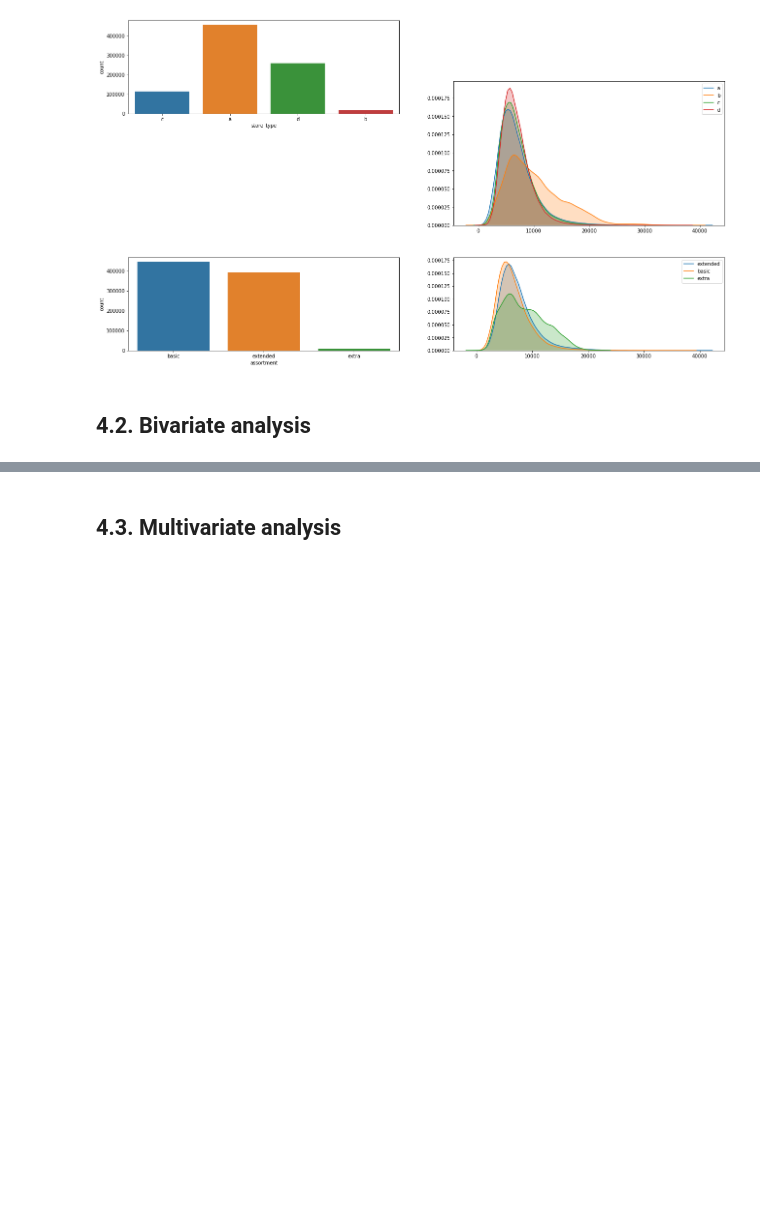
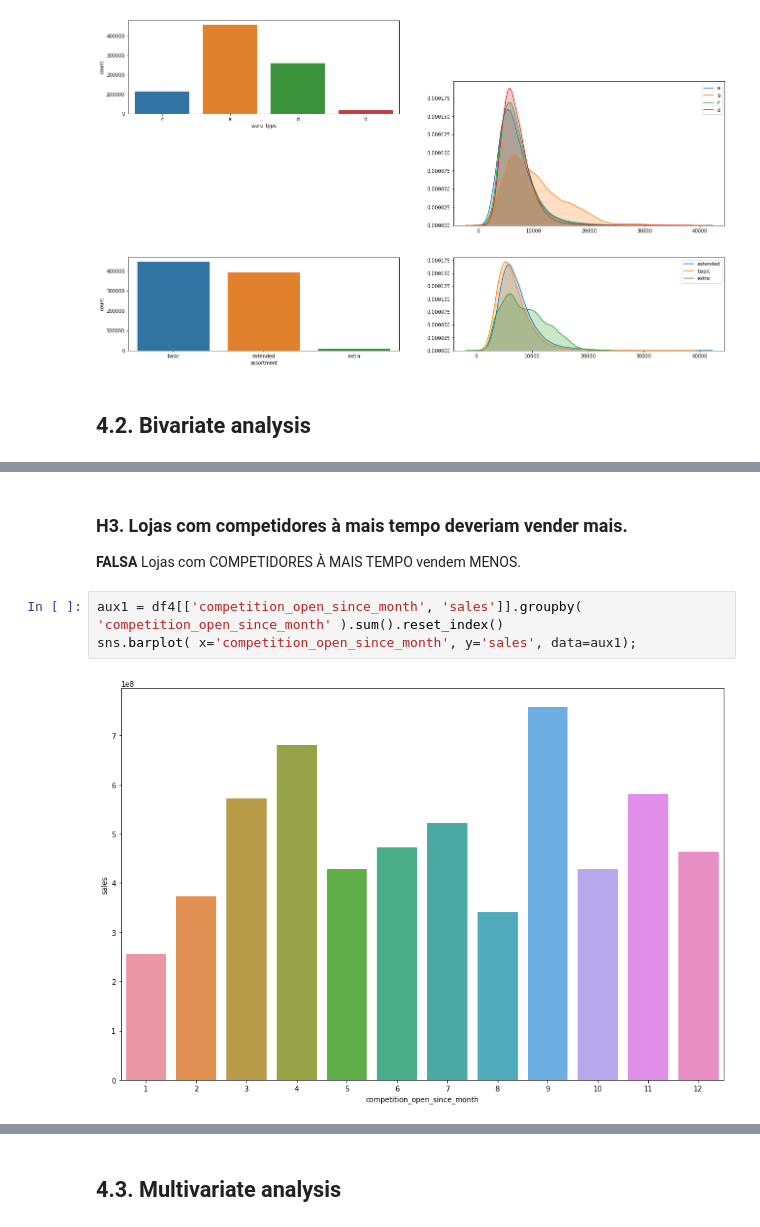
Before and after one commit to panambY/Rossmann_Store_Sale, a Jupyter notebook: m02_video01_stores_sales_prediction.ipynb, the cells around one changed output, grey strips where cells are left out. Cells and saved outputs as stored; diff of their text form; blank space fills up the shorter version.

```diff
--- a/m02_video01_stores_sales_prediction.ipynb
+++ b/m02_video01_stores_sales_prediction.ipynb
@@ -596,0 +641,8 @@ sns.kdeplot( df4[df4['assortment'] == 'extra']['sales'], label='extra', shade=Tr
+# %% [markdown]
+### H3. Lojas com competidores à mais tempo deveriam vender mais.
+**FALSA** Lojas com COMPETIDORES À MAIS TEMPO vendem MENOS.
+# %%
+aux1 = df4[['competition_open_since_month', 'sales']].groupby( 'competition_open_since_month' ).sum().reset_index()
+sns.barplot( x='competition_open_since_month', y='sales', data=aux1);
+# %% [output]
+[figure, added]
```
Also changed, not shown: parts of 11 cells of this notebook.
